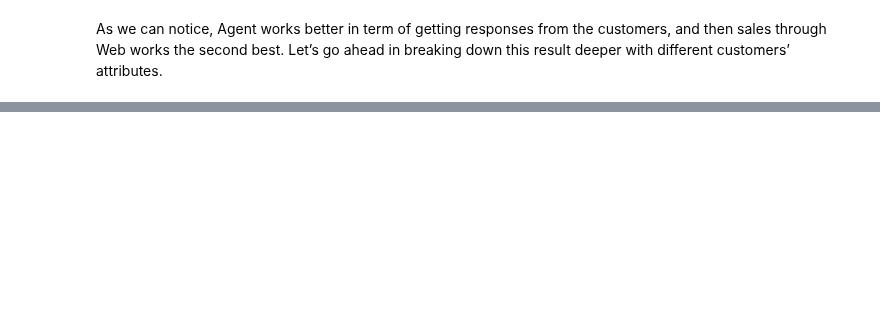
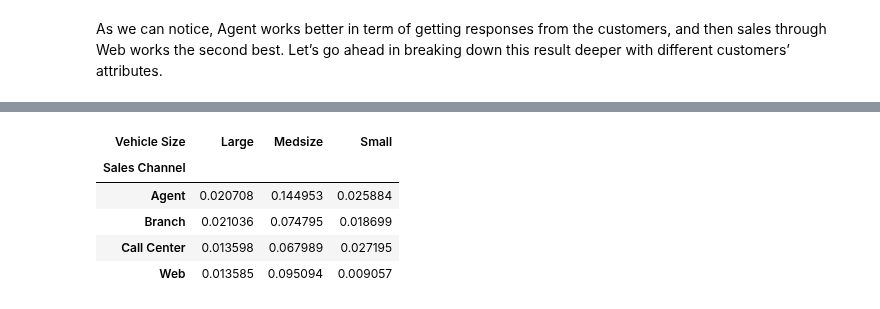
Before and after one commit to MohammadBakir/Customer-Analysis, a Jupyter notebook: CustomerAnalytics_Customer Behavior.ipynb, the cells around one changed output, grey strips where cells are left out. Cells and saved outputs as stored; diff of their text form; code cells hidden in the pictures; blank space fills up the shorter version.

```diff
--- a/CustomerAnalytics_Customer Behavior.ipynb
+++ b/CustomerAnalytics_Customer Behavior.ipynb
@@ -237,0 +259,11 @@ As we can notice, Agent works better in term of getting responses from the custo
+# %%
+#Convert Into More Readible Format
+by_sales_channel_df = by_sales_channel_df.unstack().fillna(0)
+by_sales_channel_df
+# %% [output]
+| Vehicle Size | Large | Medsize | Small |
+| Sales Channel |  |  |  |
+| Agent | 0.020708 | 0.144953 | 0.025884 |
+| Branch | 0.021036 | 0.074795 | 0.018699 |
+| Call Center | 0.013598 | 0.067989 | 0.027195 |
+| Web | 0.013585 | 0.095094 | 0.009057 |
```
Also changed, not shown: parts of 4 cells of this notebook.
